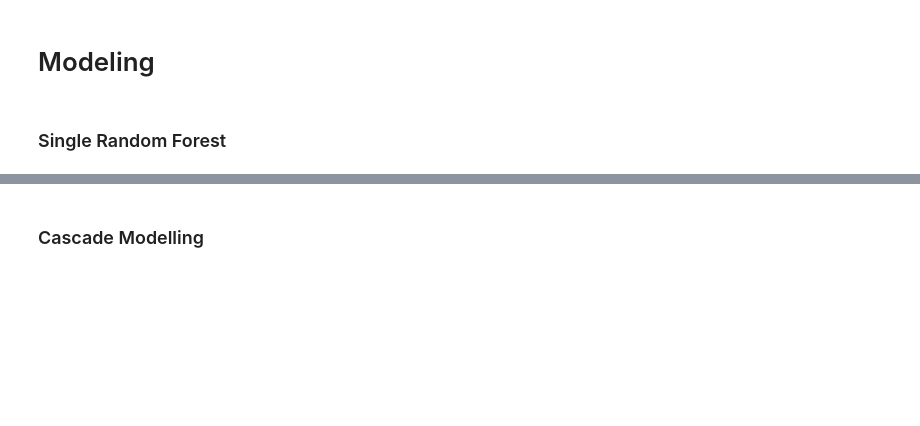
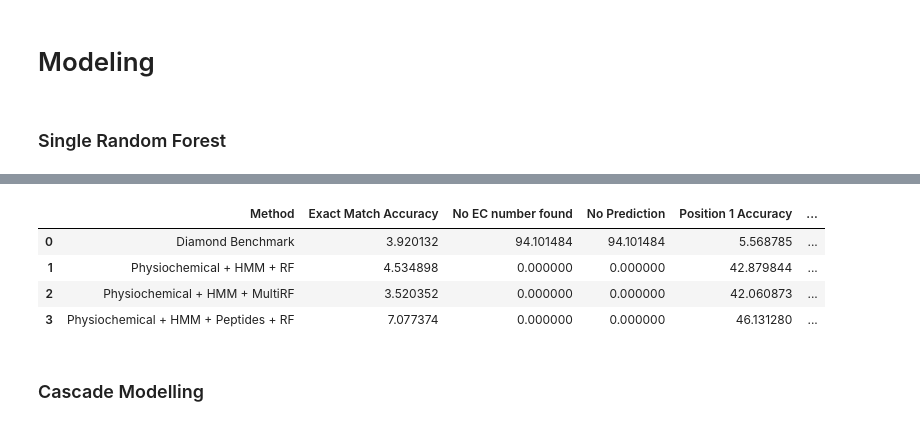
Before and after one commit to ScooterStuff/ec-prediction-ml, a Jupyter notebook: experiments/pipeline.ipynb, the cells around one changed output, grey strips where cells are left out. Cells and saved outputs as stored; diff of their text form; code cells hidden in the pictures; blank space fills up the shorter version.

```diff
--- a/experiments/pipeline.ipynb
+++ b/experiments/pipeline.ipynb
@@ -126,3 +126,14 @@ eval_report.to_csv('../metrics/experiment_results.csv', index=False)
+# %%
+metrics = pd.read_csv('../metrics/experiment_results.csv')
+report_combined = pd.concat([metrics, eval_report], axis=0, ignore_index=True)
+display(report_combined)
+report_combined.to_csv('../metrics/experiment_results.csv', index=False)
+# %% [output]
+|  | Method | Exact Match Accuracy | No EC number found | No Prediction | Position 1 Accuracy | ... |
+| 0 | Diamond Benchmark | 3.920132 | 94.101484 | 94.101484 | 5.568785 | ... |
+| 1 | Physiochemical + HMM + RF | 4.534898 | 0.000000 | 0.000000 | 42.879844 | ... |
+| 2 | Physiochemical + HMM + MultiRF | 3.520352 | 0.000000 | 0.000000 | 42.060873 | ... |
+| 3 | Physiochemical + HMM + Peptides + RF | 7.077374 | 0.000000 | 0.000000 | 46.131280 | ... |
 # %% [markdown]
 ### Cascade Modelling
 # %%
```
Also changed, not shown: parts of 6 cells of this notebook, 1 other file.
